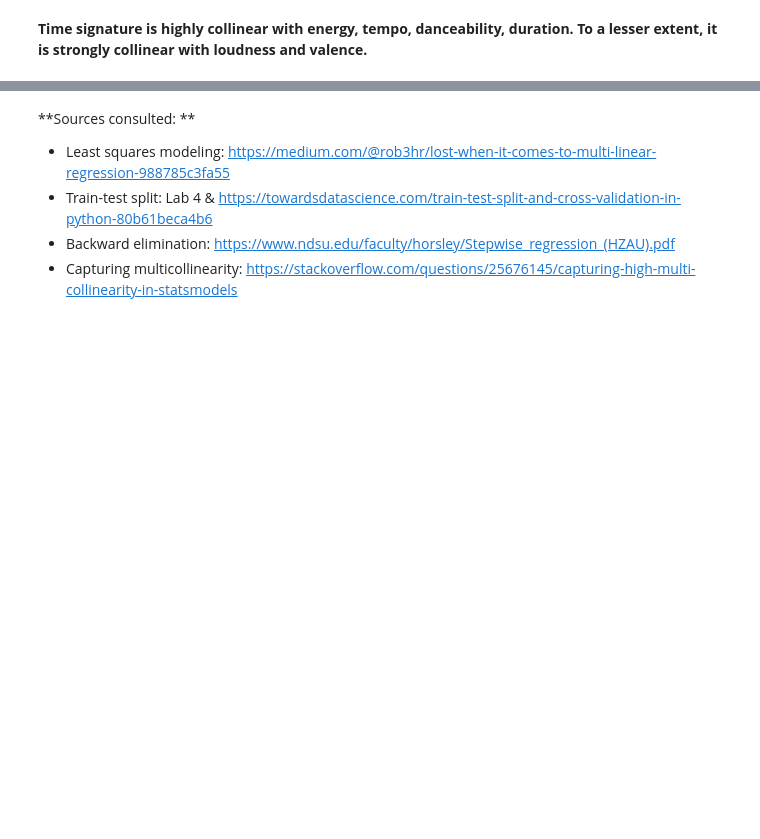
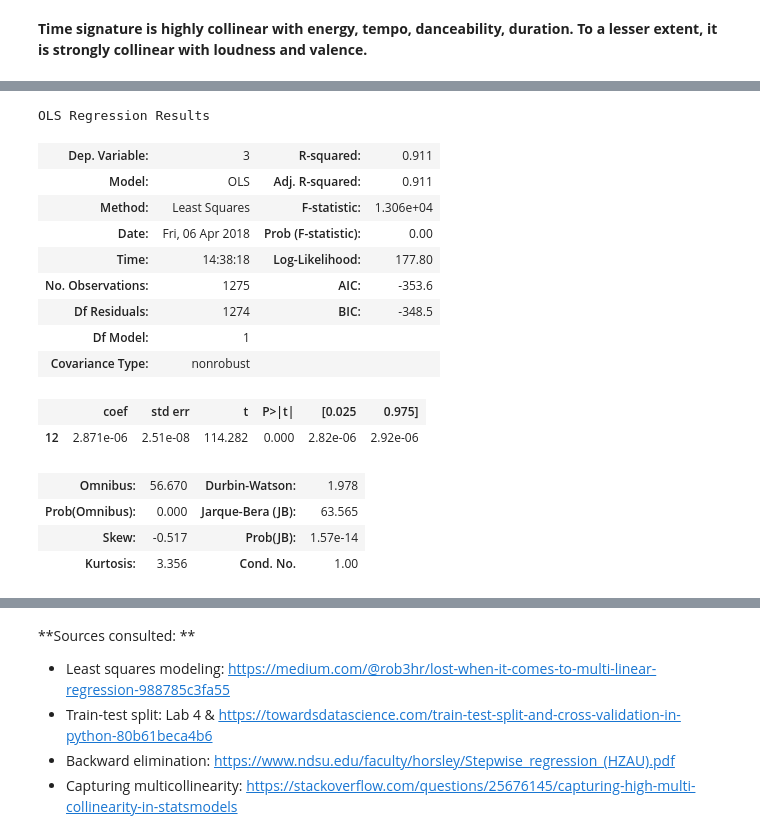
Before and after one commit to susiechoi/predicting_popular_music, a Jupyter notebook: Multilinear_Regression.ipynb, the cells around one changed output, grey strips where cells are left out. Cells and saved outputs as stored; diff of their text form; code cells hidden in the pictures; blank space fills up the shorter version.

```diff
--- a/Multilinear_Regression.ipynb
+++ b/Multilinear_Regression.ipynb
@@ -613,0 +628,24 @@ for i in range(3, 15):
+# %%
+duration = pd.DataFrame(data=d1, columns=[12])
+energy = pd.DataFrame(data=d1, columns=[3])
+
+X_train, X_test, y_train, y_test = train_test_split(duration, energy, test_size=0.2)
+model = sm.OLS(y_train, X_train).fit()
+model.summary()
+# %% [output]
+OLS Regression Results
+| Dep. Variable: | 3 | R-squared: | 0.911 |
+| Model: | OLS | Adj. R-squared: | 0.911 |
+| Method: | Least Squares | F-statistic: | 1.306e+04 |
+| Date: | Fri, 06 Apr 2018 | Prob (F-statistic): | 0.00 |
+| Time: | 14:38:18 | Log-Likelihood: | 177.80 |
+| No. Observations: | 1275 | AIC: | -353.6 |
+| Df Residuals: | 1274 | BIC: | -348.5 |
+| Df Model: | 1 |  |  |
+| Covariance Type: | nonrobust |  |  |
+|  | coef | std err | t | P>|t| | [0.025 | 0.975] |
+| 12 | 2.871e-06 | 2.51e-08 | 114.282 | 0.000 | 2.82e-06 | 2.92e-06 |
+| Omnibus: | 56.670 | Durbin-Watson: | 1.978 |
+| Prob(Omnibus): | 0.000 | Jarque-Bera (JB): | 63.565 |
+| Skew: | -0.517 | Prob(JB): | 1.57e-14 |
+| Kurtosis: | 3.356 | Cond. No. | 1.00 |
```
Also changed, not shown: parts of 4 cells of this notebook.
